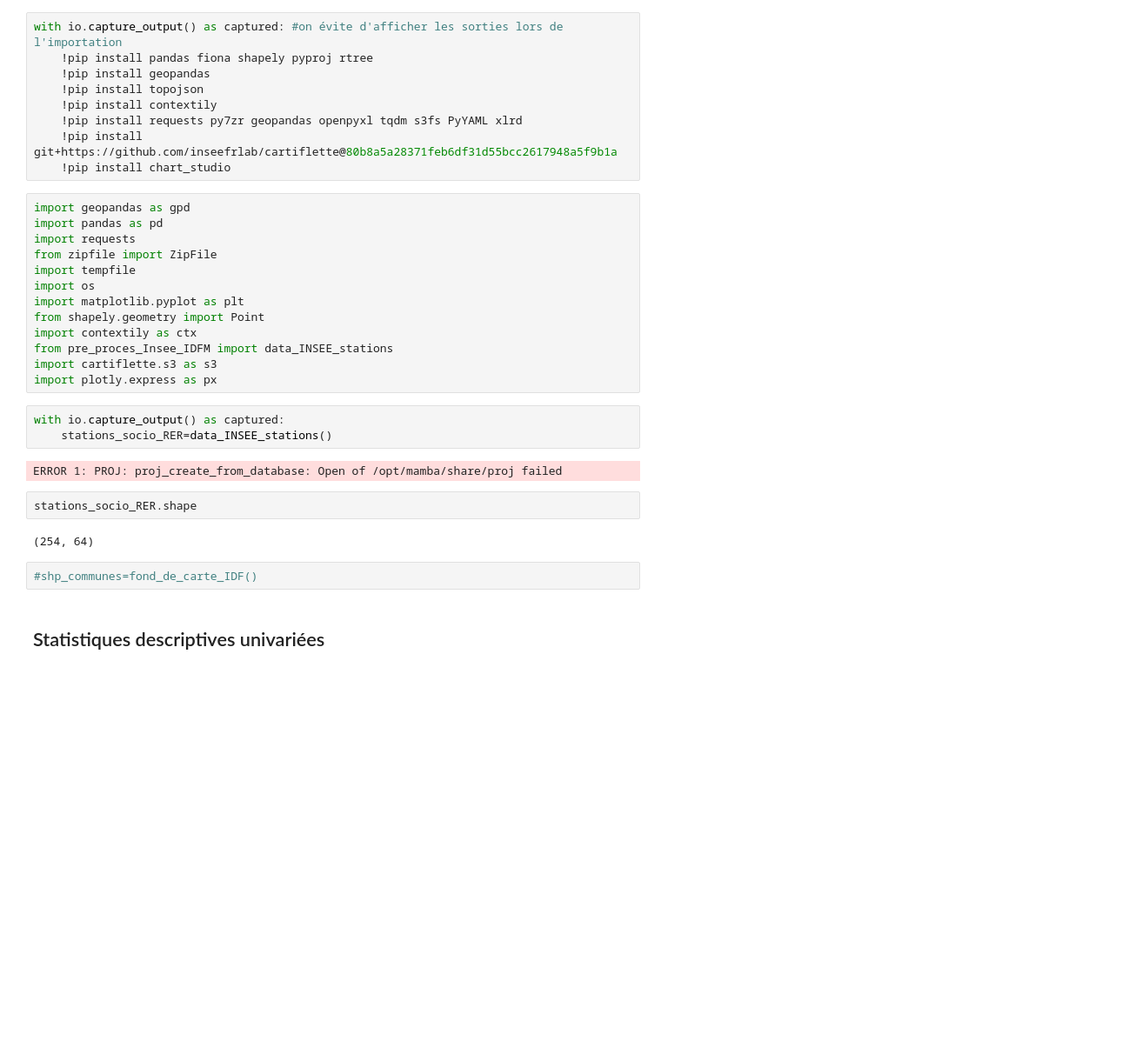
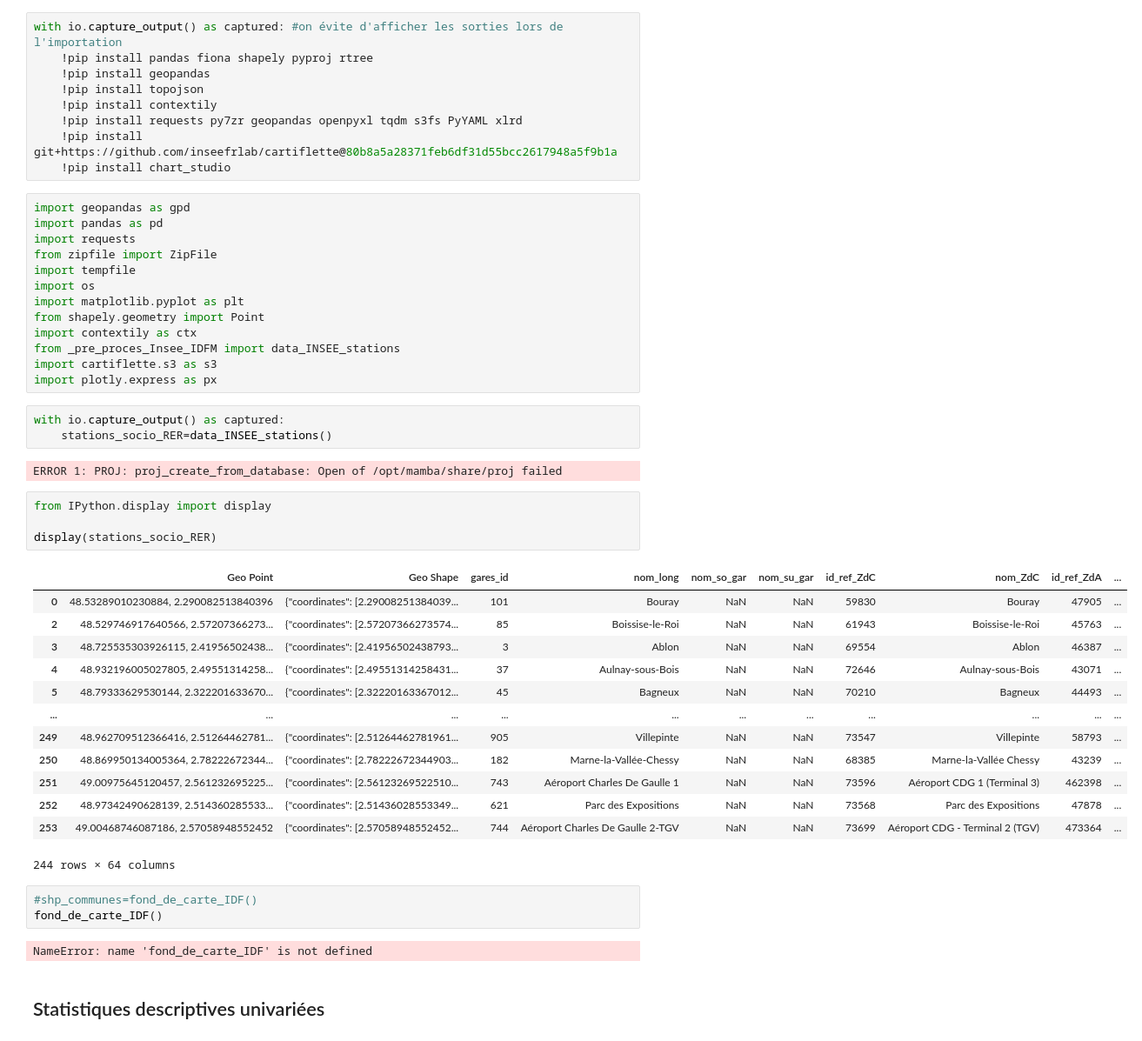
Before and after one commit to jlechat/Frequentation-des-stations-de-TC-en-Ile-de-France, a Jupyter notebook: 2- Statistiques descriptives/Stat_desc_Insee_stations.ipynb, the cells around one changed output. Shown at 87% size. Saved outputs shown, nothing was run; the diff lists cells and outputs as text; blank space fills up the shorter version.

```diff
--- a/2- Statistiques descriptives/Stat_desc_Insee_stations.ipynb
+++ b/2- Statistiques descriptives/Stat_desc_Insee_stations.ipynb
@@ -25,7 +25,7 @@ import os
 import matplotlib.pyplot as plt
 from shapely.geometry import Point
 import contextily as ctx
-from pre_proces_Insee_IDFM import data_INSEE_stations
+from _pre_proces_Insee_IDFM import data_INSEE_stations
 import cartiflette.s3 as s3
 import plotly.express as px
 # %%
@@ -34,11 +34,28 @@ with io.capture_output() as captured:
 # %% [output]
 ERROR 1: PROJ: proj_create_from_database: Open of /opt/mamba/share/proj failed
 # %%
-stations_socio_RER.shape
+from IPython.display import display
+
+display(stations_socio_RER)
 # %% [output]
+|  | Geo Point | Geo Shape | gares_id | nom_long | nom_so_gar | nom_su_gar | id_ref_ZdC | nom_ZdC | id_ref_ZdA | ... |
+| 0 | 48.53289010230884, 2.290082513840396 | {"coordinates": [2.29008251384039... | 101 | Bouray | NaN | NaN | 59830 | Bouray | 47905 | ... |
+| 2 | 48.529746917640566, 2.57207366273... | {"coordinates": [2.57207366273574... | 85 | Boissise-le-Roi | NaN | NaN | 61943 | Boissise-le-Roi | 45763 | ... |
+| 3 | 48.725535303926115, 2.41956502438... | {"coordinates": [2.41956502438793... | 3 | Ablon | NaN | NaN | 69554 | Ablon | 46387 | ... |
+| 4 | 48.932196005027805, 2.49551314258... | {"coordinates": [2.49551314258431... | 37 | Aulnay-sous-Bois | NaN | NaN | 72646 | Aulnay-sous-Bois | 43071 | ... |
+| 5 | 48.79333629530144, 2.322201633670... | {"coordinates": [2.32220163367012... | 45 | Bagneux | NaN | NaN | 70210 | Bagneux | 44493 | ... |
+| ... | ... | ... | ... | ... | ... | ... | ... | ... | ... | ... |
+| 249 | 48.962709512366416, 2.51264462781... | {"coordinates": [2.51264462781961... | 905 | Villepinte | NaN | NaN | 73547 | Villepinte | 58793 | ... |
+| 250 | 48.869950134005364, 2.78222672344... | {"coordinates": [2.78222672344903... | 182 | Marne-la-Vallée-Chessy | NaN | NaN | 68385 | Marne-la-Vallée Chessy | 43239 | ... |
+| 251 | 49.00975645120457, 2.561232695225... | {"coordinates": [2.56123269522510... | 743 | Aéroport Charles De Gaulle 1 | NaN | NaN | 73596 | Aéroport CDG 1 (Terminal 3) | 462398 | ... |
+| 252 | 48.97342490628139, 2.514360285533... | {"coordinates": [2.51436028553349... | 621 | Parc des Expositions | NaN | NaN | 73568 | Parc des Expositions | 47878 | ... |
+| 253 | 49.00468746087186, 2.57058948552452 | {"coordinates": [2.57058948552452... | 744 | Aéroport Charles De Gaulle 2-TGV | NaN | NaN | 73699 | Aéroport CDG - Terminal 2 (TGV) | 473364 | ... |
-(254, 64)
+244 rows × 64 columns
 # %%
 #shp_communes=fond_de_carte_IDF()
+fond_de_carte_IDF()
+# %% [output]
+NameError: name 'fond_de_carte_IDF' is not defined
 # %% [markdown]
 ## Statistiques descriptives univariées
 # %%
```
Also changed, not shown: 2 other files.
